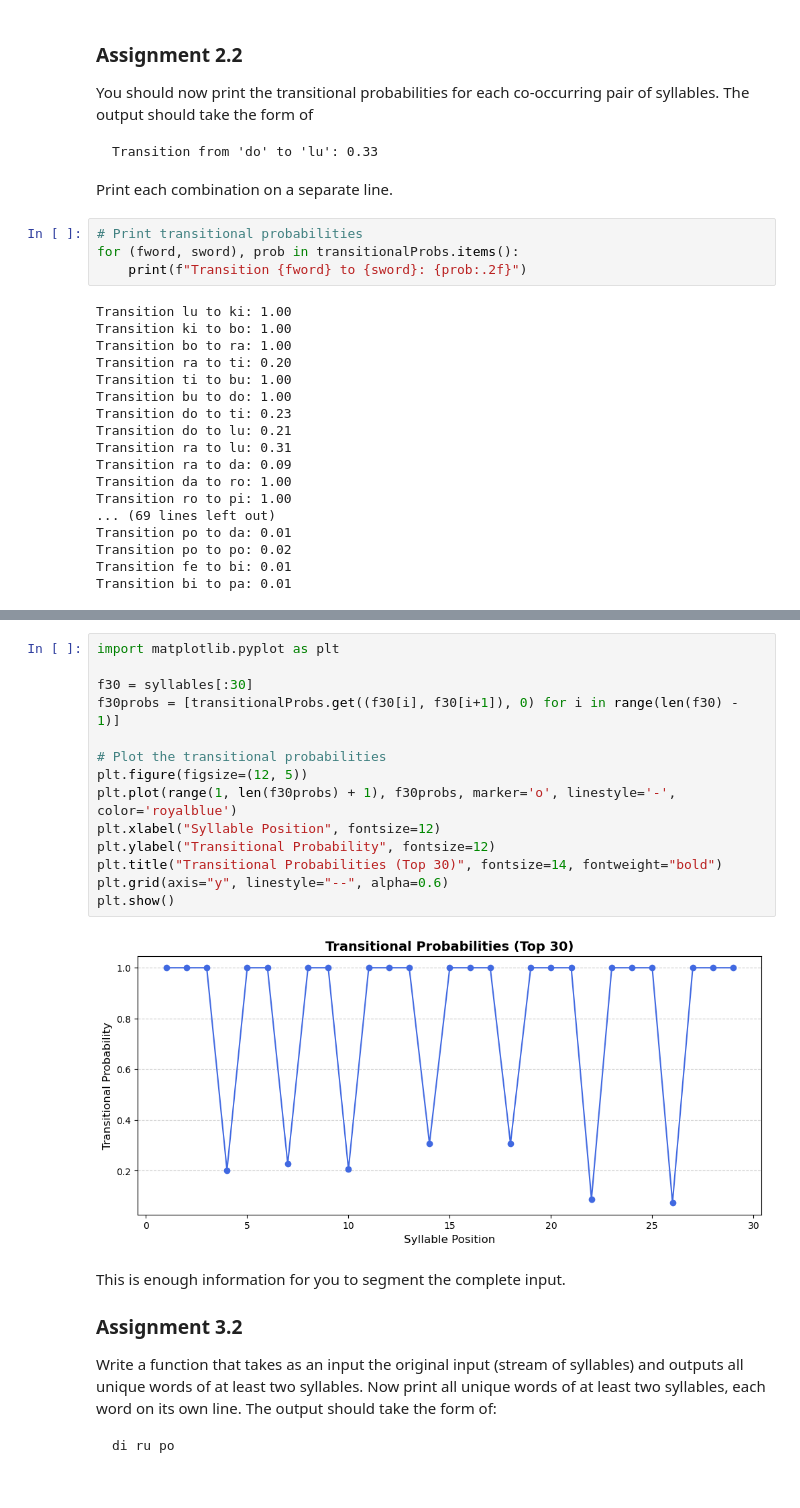
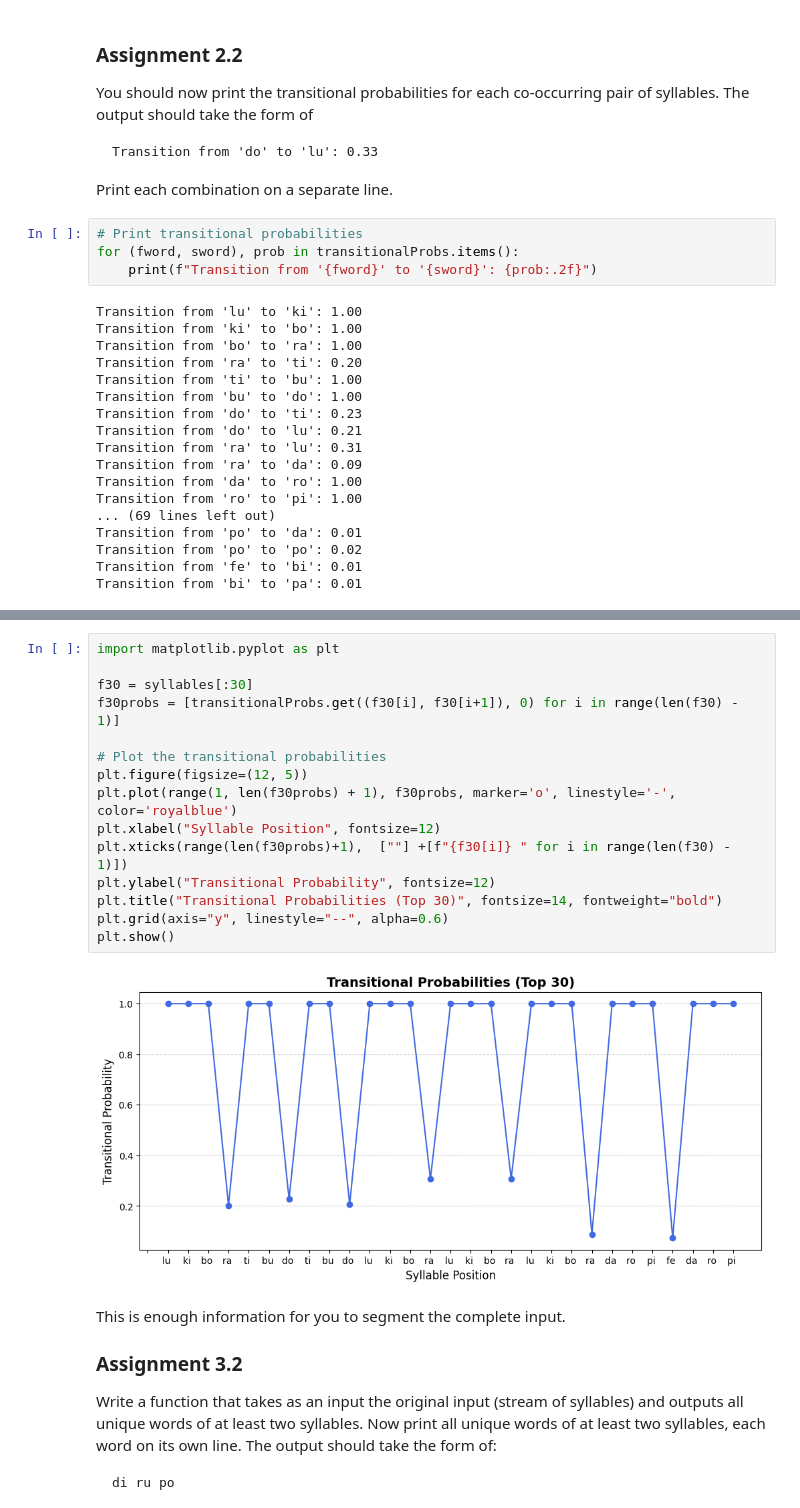
Before and after one commit to kooroshkz/Cognition_and_Computation, a Jupyter notebook: Project-2/language.ipynb, the cells around one changed output, grey strips where cells are left out. Saved outputs shown, nothing was run; the diff lists cells and outputs as text; blank space fills up the shorter version.

```diff
--- a/Project-2/language.ipynb
+++ b/Project-2/language.ipynb
@@ -139,25 +139,25 @@ Print each combination on a separate line.
 # %%
 # Print transitional probabilities
 for (fword, sword), prob in transitionalProbs.items():
-    print(f"Transition {fword} to {sword}: {prob:.2f}")
+    print(f"Transition from '{fword}' to '{sword}': {prob:.2f}")
 # %% [output]
-Transition lu to ki: 1.00
-Transition ki to bo: 1.00
-Transition bo to ra: 1.00
-Transition ra to ti: 0.20
-Transition ti to bu: 1.00
-Transition bu to do: 1.00
-Transition do to ti: 0.23
-Transition do to lu: 0.21
-Transition ra to lu: 0.31
-Transition ra to da: 0.09
-Transition da to ro: 1.00
-Transition ro to pi: 1.00
+Transition from 'lu' to 'ki': 1.00
+Transition from 'ki' to 'bo': 1.00
+Transition from 'bo' to 'ra': 1.00
+Transition from 'ra' to 'ti': 0.20
+Transition from 'ti' to 'bu': 1.00
+Transition from 'bu' to 'do': 1.00
+Transition from 'do' to 'ti': 0.23
+Transition from 'do' to 'lu': 0.21
+Transition from 'ra' to 'lu': 0.31
+Transition from 'ra' to 'da': 0.09
+Transition from 'da' to 'ro': 1.00
+Transition from 'ro' to 'pi': 1.00
 ... (69 lines left out)
-Transition po to da: 0.01
-Transition po to po: 0.02
-Transition fe to bi: 0.01
-Transition bi to pa: 0.01
+Transition from 'po' to 'da': 0.01
+Transition from 'po' to 'po': 0.02
+Transition from 'fe' to 'bi': 0.01
+Transition from 'bi' to 'pa': 0.01
 # %% [markdown]
 ## Part 3. Performing word segmentation
 
@@ -172,19 +172,20 @@ Start by plotting the transitional probabilities for the first 30 syllables in t
 # %%
 import matplotlib.pyplot as plt
 
 f30 = syllables[:30]
 f30probs = [transitionalProbs.get((f30[i], f30[i+1]), 0) for i in range(len(f30) - 1)]
 
 # Plot the transitional probabilities
 plt.figure(figsize=(12, 5))
 plt.plot(range(1, len(f30probs) + 1), f30probs, marker='o', linestyle='-', color='royalblue')
 plt.xlabel("Syllable Position", fontsize=12)
+plt.xticks(range(len(f30probs)+1),  [""] +[f"{f30[i]} " for i in range(len(f30) - 1)])
 plt.ylabel("Transitional Probability", fontsize=12)
 plt.title("Transitional Probabilities (Top 30)", fontsize=14, fontweight="bold")
 plt.grid(axis="y", linestyle="--", alpha=0.6)
 plt.show()
 # %% [output]
-[figure, old version]
+[figure, new version]
 # %% [markdown]
 This is enough information for you to segment the complete input.
 
```
Also changed, not shown: parts of 5 cells of this notebook, 1 other file.
